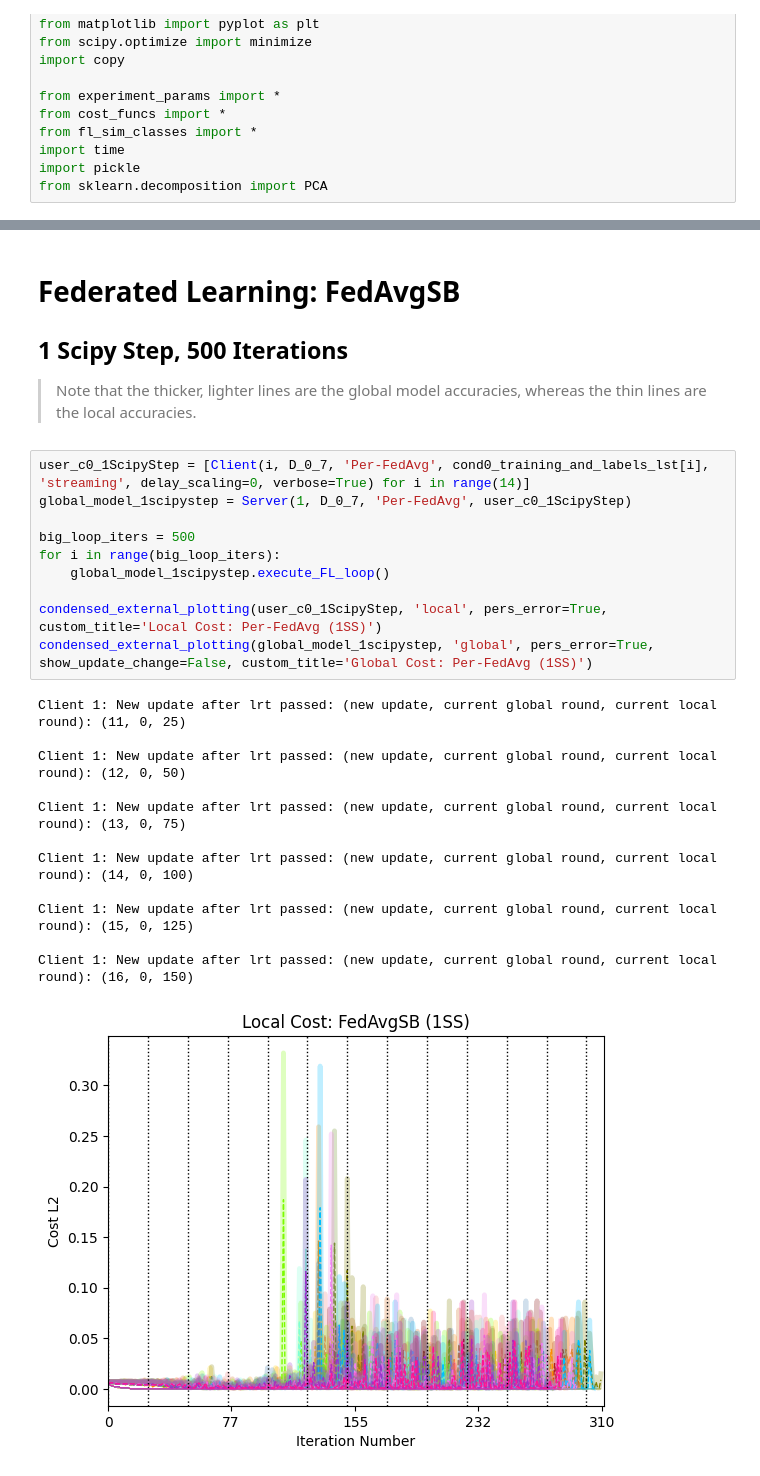
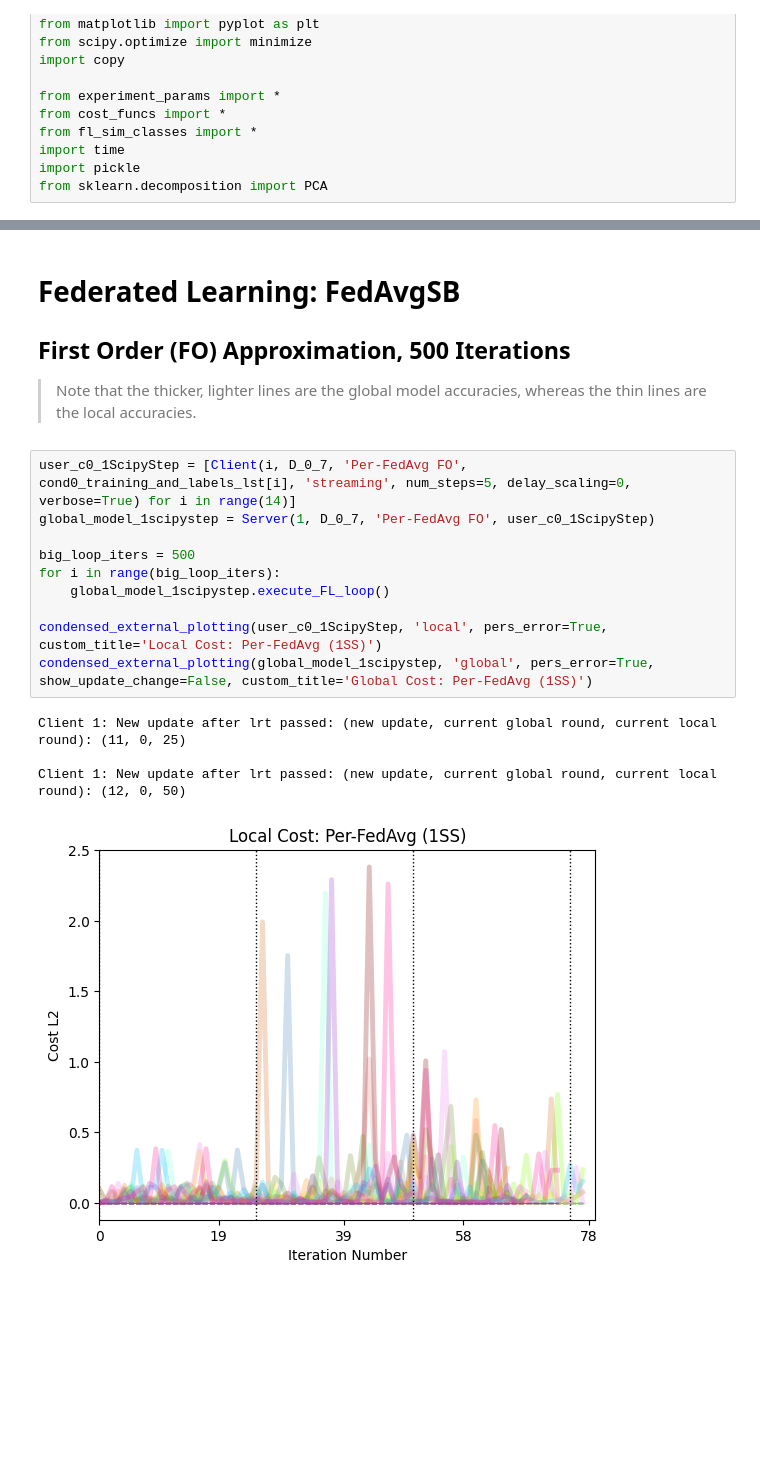
Before and after one commit to kdmalc/personalization-privacy-risk, a Jupyter notebook: 214_PerFedAvg.ipynb, the cells around one changed output, grey strips where cells are left out. Saved outputs shown, nothing was run; the diff lists cells and outputs as text; blank space fills up the shorter version.

```diff
--- a/214_PerFedAvg.ipynb
+++ b/214_PerFedAvg.ipynb
@@ -42,28 +35,20 @@ D_0 = np.random.rand(2,64)
 D_0_7 = np.random.rand(2,7)
 # %% [markdown]
 # Federated Learning: FedAvgSB
-## 1 Scipy Step, 500 Iterations
+## First Order (FO) Approximation, 500 Iterations
 > Note that the thicker, lighter lines are the global model accuracies, whereas the thin lines are the local accuracies.
 # %%
-user_c0_1ScipyStep = [Client(i, D_0_7, 'Per-FedAvg', cond0_training_and_labels_lst[i], 'streaming', delay_scaling=0, verbose=True) for i in range(14)]
-global_model_1scipystep = Server(1, D_0_7, 'Per-FedAvg', user_c0_1ScipyStep)
+user_c0_1ScipyStep = [Client(i, D_0_7, 'Per-FedAvg FO', cond0_training_and_labels_lst[i], 'streaming', num_steps=5, delay_scaling=0, verbose=True) for i in range(14)]
+global_model_1scipystep = Server(1, D_0_7, 'Per-FedAvg FO', user_c0_1ScipyStep)
 
 big_loop_iters = 500
 for i in range(big_loop_iters):
     global_model_1scipystep.execute_FL_loop()
 
 condensed_external_plotting(user_c0_1ScipyStep, 'local', pers_error=True, custom_title='Local Cost: Per-FedAvg (1SS)')
 condensed_external_plotting(global_model_1scipystep, 'global', pers_error=True, show_update_change=False, custom_title='Global Cost: Per-FedAvg (1SS)')
 # %% [output]
 Client 1: New update after lrt passed: (new update, current global round, current local round): (11, 0, 25)
 
 Client 1: New update after lrt passed: (new update, current global round, current local round): (12, 0, 50)
-
-Client 1: New update after lrt passed: (new update, current global round, current local round): (13, 0, 75)
-
-Client 1: New update after lrt passed: (new update, current global round, current local round): (14, 0, 100)
-
-Client 1: New update after lrt passed: (new update, current global round, current local round): (15, 0, 125)
-
-Client 1: New update after lrt passed: (new update, current global round, current local round): (16, 0, 150)
-[figure, old version]
+[figure, new version]
```
Also changed, not shown: parts of 10 cells of this notebook, 1 other file.
